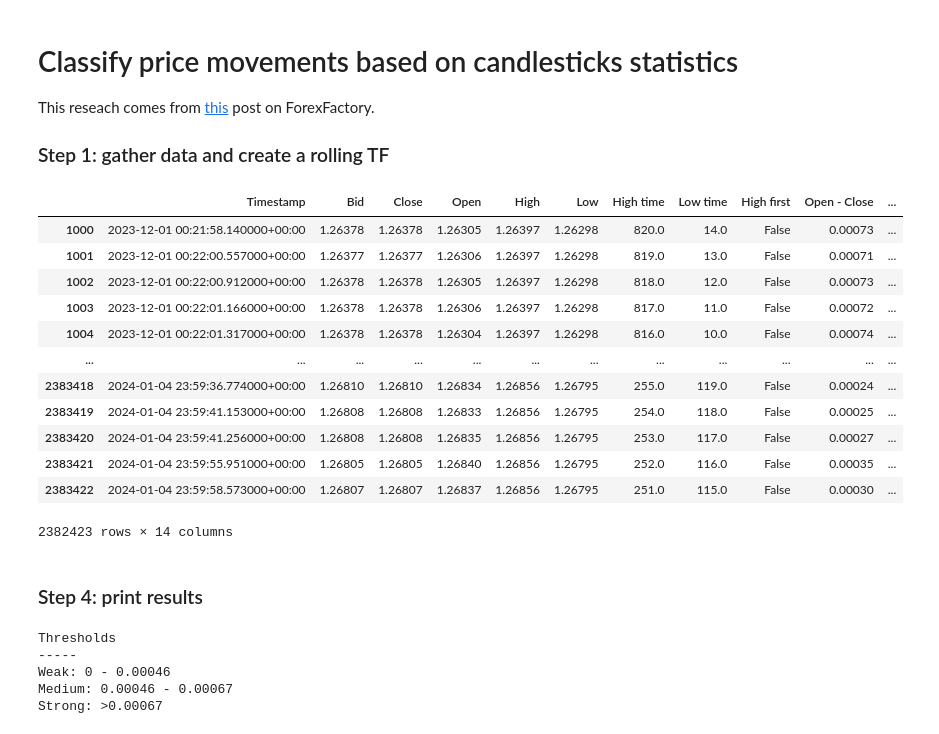
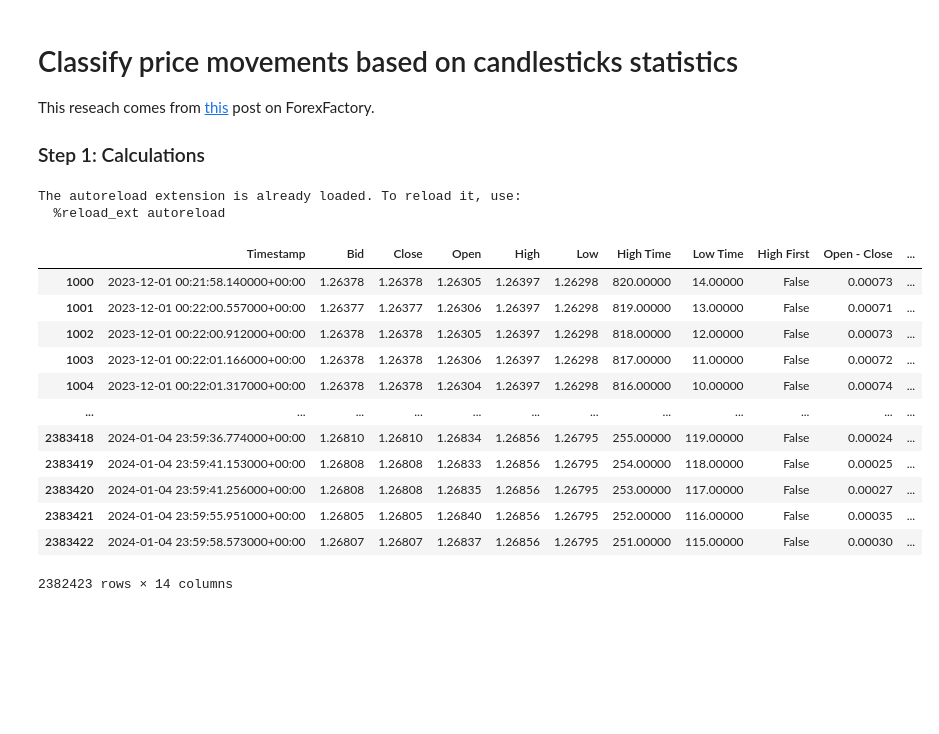
Before and after one commit to ironhak/test4anti, a Jupyter notebook: classify_candles v3.ipynb, the cells around one changed output. Cells and saved outputs as stored; diff of their text form; code cells hidden in the pictures; blank space fills up the shorter version.

```diff
--- a/classify_candles v3.ipynb
+++ b/classify_candles v3.ipynb
@@ -3,7 +3,7 @@
 
 This reseach comes from [this](https://www.forexfactory.com/thread/post/14707863#post14707863) post on ForexFactory.
 
-### Step 1: gather data and create a rolling TF
+### Step 1: Calculations
 # %%
 # This allow jupiter to upload in real time externally modified code
 %load_ext autoreload
@@ -16,7 +16,10 @@ import os
 import pandas as pd
 pd.options.mode.chained_assignment = None  # default='warn'
 import numpy as np
+from IPython.display import display, HTML
 from x_CLASSES.download_data import DownloadData
+pd.options.display.float_format = '{:.5f}'.format
+
 
 start_date = "01-12-2023"
 end_date = "05-01-2024"
@@ -48,62 +51,54 @@ df["High"] = df["Bid"].rolling(window=price_frame).max()  # Calculate the rollin
 df["Low"] = df["Bid"].rolling(window=price_frame).min()  # Calculate the rolling min over the last 1000 rows
 
 # Calculate the index of the maximum value in the rolling window for "High time"
-df['High time'] =  price_frame - ( df.index.values - df['Bid'].rolling(window=price_frame).agg(lambda x: x.index.values[np.argmax(x.values)]) )
-df["Low time"] = price_frame  - ( df.index.values - df['Bid'].rolling(window=price_frame).agg(lambda x: x.index.values[np.argmin(x.values)]) )
+df['High Time'] =  price_frame - ( df.index.values - df['Bid'].rolling(window=price_frame).agg(lambda x: x.index.values[np.argmax(x.values)]) )
+df["Low Time"] = price_frame  - ( df.index.values - df['Bid'].rolling(window=price_frame).agg(lambda x: x.index.values[np.argmin(x.values)]) )
 
-df['High first'] = df['High time'] < df["Low time"]
+df['High First'] = df['High Time'] < df["Low Time"]
 
 df = df.dropna() #Drop initial NaN values
 
 # DIRECTIONAL BIAS
 df['Open - Close'] = (df['Open'] - df['Close']).abs()
 df['Upper Wick'] = (df['High'] - df[['Open', 'Close']].max(axis=1))
 df['Lower Wick'] = (df[['Open', 'Close']].min(axis=1) - df['Low'])
 
 df['Bias'] = np.where(df['Open'] > df['Close'], 'Bearish', np.where(df['Close'] > df['Open'], 'Bullish', 'Doji'))
 
 # STRENGHT
 # Filter rows where Bias is "Bullish"
 bullish_rows = df[df['Bias'] == 'Bullish']
 bearish_rows = df[df['Bias'] == 'Bearish']
 
 # average directional OC
 average_bullish_oc = bullish_rows['Open - Close'].mean()
 average_bearish_oc = bearish_rows['Open - Close'].mean()
 avg_oc = ( average_bullish_oc + average_bearish_oc ) / 2
 
 # average bullish and bearish candle Wick (relative to close)
 average_bullish_upper = bullish_rows['Upper Wick'].mean()
 average_bearish_lower = bearish_rows['Lower Wick'].mean()
 avg_wk = avg_oc + ( average_bullish_upper + average_bearish_lower ) / 2
 
 # assign strenght bias
 df['Strength'] = np.where(df['Open - Close'] > avg_wk, 'Strong',
                           np.where((df['Open - Close'] > avg_oc) & (df['Open - Close'] <= avg_wk), 'Medium', 'Weak'))
 
 
 df
 # %% [output]
+The autoreload extension is already loaded. To reload it, use:
+  %reload_ext autoreload
-|  | Timestamp | Bid | Close | Open | High | Low | High time | Low time | High first | Open - Close | ... |
-| 1000 | 2023-12-01 00:21:58.140000+00:00 | 1.26378 | 1.26378 | 1.26305 | 1.26397 | 1.26298 | 820.0 | 14.0 | False | 0.00073 | ... |
-| 1001 | 2023-12-01 00:22:00.557000+00:00 | 1.26377 | 1.26377 | 1.26306 | 1.26397 | 1.26298 | 819.0 | 13.0 | False | 0.00071 | ... |
-| 1002 | 2023-12-01 00:22:00.912000+00:00 | 1.26378 | 1.26378 | 1.26305 | 1.26397 | 1.26298 | 818.0 | 12.0 | False | 0.00073 | ... |
-| 1003 | 2023-12-01 00:22:01.166000+00:00 | 1.26378 | 1.26378 | 1.26306 | 1.26397 | 1.26298 | 817.0 | 11.0 | False | 0.00072 | ... |
-| 1004 | 2023-12-01 00:22:01.317000+00:00 | 1.26378 | 1.26378 | 1.26304 | 1.26397 | 1.26298 | 816.0 | 10.0 | False | 0.00074 | ... |
+|  | Timestamp | Bid | Close | Open | High | Low | High Time | Low Time | High First | Open - Close | ... |
+| 1000 | 2023-12-01 00:21:58.140000+00:00 | 1.26378 | 1.26378 | 1.26305 | 1.26397 | 1.26298 | 820.00000 | 14.00000 | False | 0.00073 | ... |
+| 1001 | 2023-12-01 00:22:00.557000+00:00 | 1.26377 | 1.26377 | 1.26306 | 1.26397 | 1.26298 | 819.00000 | 13.00000 | False | 0.00071 | ... |
+| 1002 | 2023-12-01 00:22:00.912000+00:00 | 1.26378 | 1.26378 | 1.26305 | 1.26397 | 1.26298 | 818.00000 | 12.00000 | False | 0.00073 | ... |
+| 1003 | 2023-12-01 00:22:01.166000+00:00 | 1.26378 | 1.26378 | 1.26306 | 1.26397 | 1.26298 | 817.00000 | 11.00000 | False | 0.00072 | ... |
+| 1004 | 2023-12-01 00:22:01.317000+00:00 | 1.26378 | 1.26378 | 1.26304 | 1.26397 | 1.26298 | 816.00000 | 10.00000 | False | 0.00074 | ... |
 | ... | ... | ... | ... | ... | ... | ... | ... | ... | ... | ... | ... |
-| 2383418 | 2024-01-04 23:59:36.774000+00:00 | 1.26810 | 1.26810 | 1.26834 | 1.26856 | 1.26795 | 255.0 | 119.0 | False | 0.00024 | ... |
-| 2383419 | 2024-01-04 23:59:41.153000+00:00 | 1.26808 | 1.26808 | 1.26833 | 1.26856 | 1.26795 | 254.0 | 118.0 | False | 0.00025 | ... |
-| 2383420 | 2024-01-04 23:59:41.256000+00:00 | 1.26808 | 1.26808 | 1.26835 | 1.26856 | 1.26795 | 253.0 | 117.0 | False | 0.00027 | ... |
-| 2383421 | 2024-01-04 23:59:55.951000+00:00 | 1.26805 | 1.26805 | 1.26840 | 1.26856 | 1.26795 | 252.0 | 116.0 | False | 0.00035 | ... |
-| 2383422 | 2024-01-04 23:59:58.573000+00:00 | 1.26807 | 1.26807 | 1.26837 | 1.26856 | 1.26795 | 251.0 | 115.0 | False | 0.00030 | ... |
+| 2383418 | 2024-01-04 23:59:36.774000+00:00 | 1.26810 | 1.26810 | 1.26834 | 1.26856 | 1.26795 | 255.00000 | 119.00000 | False | 0.00024 | ... |
+| 2383419 | 2024-01-04 23:59:41.153000+00:00 | 1.26808 | 1.26808 | 1.26833 | 1.26856 | 1.26795 | 254.00000 | 118.00000 | False | 0.00025 | ... |
+| 2383420 | 2024-01-04 23:59:41.256000+00:00 | 1.26808 | 1.26808 | 1.26835 | 1.26856 | 1.26795 | 253.00000 | 117.00000 | False | 0.00027 | ... |
+| 2383421 | 2024-01-04 23:59:55.951000+00:00 | 1.26805 | 1.26805 | 1.26840 | 1.26856 | 1.26795 | 252.00000 | 116.00000 | False | 0.00035 | ... |
+| 2383422 | 2024-01-04 23:59:58.573000+00:00 | 1.26807 | 1.26807 | 1.26837 | 1.26856 | 1.26795 | 251.00000 | 115.00000 | False | 0.00030 | ... |
-2382423 rows × 14 columns
+2382423 rows × 14 columns
-# %% [markdown]
-### Step 4: print results
-# %%
-print(f'Thresholds \n-----\nWeak: 0 - {round(avg_oc,5)} \nMedium: {round(avg_oc,5)} - {round(avg_wk,5)} \nStrong: >{round(avg_wk,5)}')
-# %% [output]
-Thresholds
------
-Weak: 0 - 0.00046
-Medium: 0.00046 - 0.00067
-Strong: >0.00067
```
Also changed, not shown: parts of 5 cells of this notebook.
